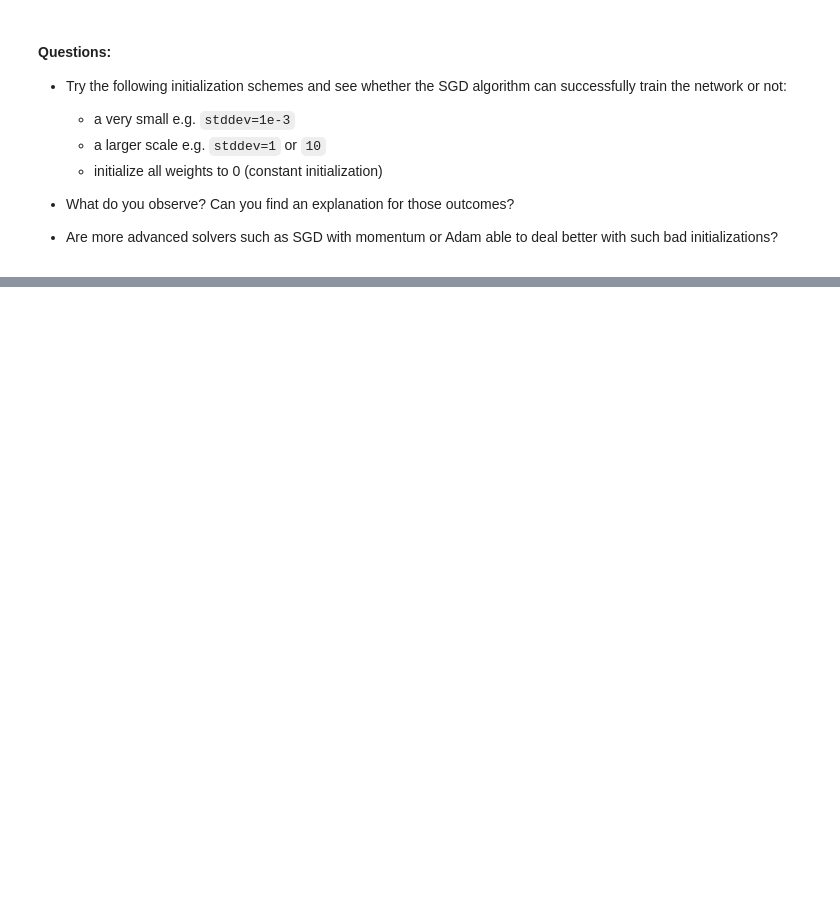
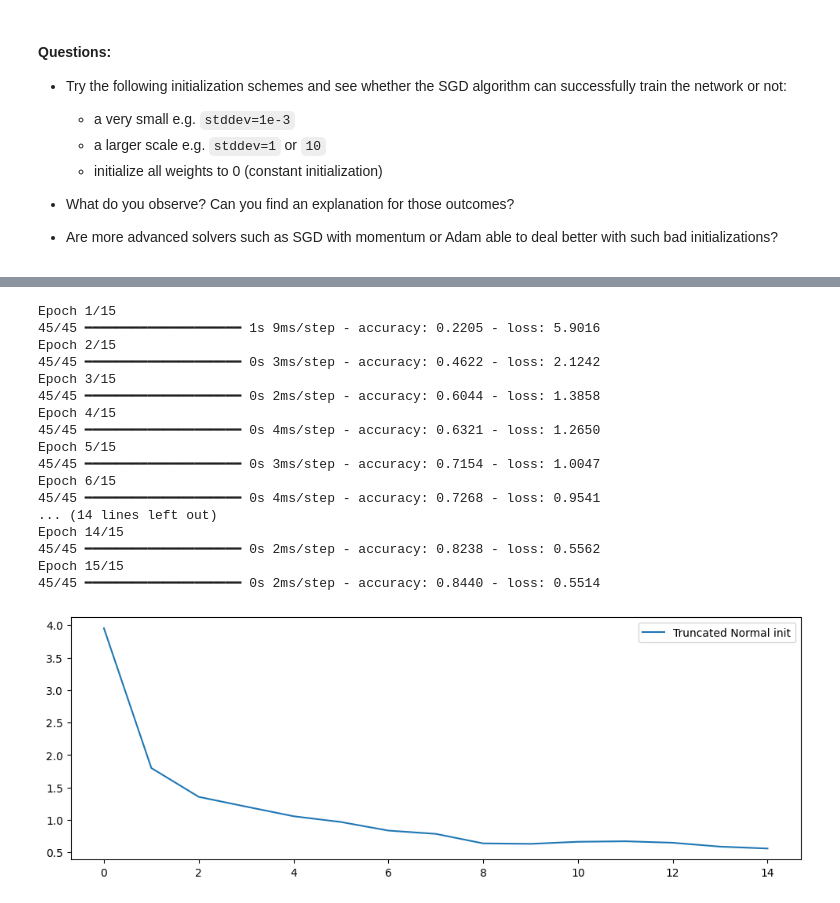
Before and after one commit to anneveremtchouk/deep_learning, a Jupyter notebook: 01_materials/labs/lab_1.ipynb, the cells around one changed output, grey strips where cells are left out. Saved outputs shown, nothing was run; the diff lists cells and outputs as text; code cells hidden in the pictures; blank space fills up the shorter version.

```diff
--- a/01_materials/labs/lab_1.ipynb
+++ b/01_materials/labs/lab_1.ipynb
@@ -404,0 +795,46 @@ model.layers[0].weights
+# %%
+# stddev = 1
+from tensorflow.keras import initializers
+from tensorflow.keras import optimizers
+
+input_dim = 64
+hidden_dim = 64
+output_dim = 10
+
+normal_init = initializers.TruncatedNormal(stddev=1, seed=42)
+
+model = Sequential()
+model.add(Dense(hidden_dim, input_dim=input_dim, activation="tanh",
+                kernel_initializer=normal_init))
+model.add(Dense(hidden_dim, activation="tanh",
+                kernel_initializer=normal_init))
+model.add(Dense(output_dim, activation="softmax",
+                kernel_initializer=normal_init))
+
+model.compile(optimizer=optimizers.SGD(learning_rate=0.1),
+              loss='categorical_crossentropy', metrics=['accuracy'])
+history = model.fit(X_train, y_train, epochs=15, batch_size=32)
+
+plt.figure(figsize=(12, 4))
+plt.plot(history.history['loss'], label="Truncated Normal init")
+plt.legend();
+# accuracy dies not reach 0.9.
+# %% [output]
+Epoch 1/15
+45/45 ━━━━━━━━━━━━━━━━━━━━ 1s 9ms/step - accuracy: 0.2205 - loss: 5.9016
+Epoch 2/15
+45/45 ━━━━━━━━━━━━━━━━━━━━ 0s 3ms/step - accuracy: 0.4622 - loss: 2.1242
+Epoch 3/15
+45/45 ━━━━━━━━━━━━━━━━━━━━ 0s 2ms/step - accuracy: 0.6044 - loss: 1.3858
+Epoch 4/15
+45/45 ━━━━━━━━━━━━━━━━━━━━ 0s 4ms/step - accuracy: 0.6321 - loss: 1.2650
+Epoch 5/15
+45/45 ━━━━━━━━━━━━━━━━━━━━ 0s 3ms/step - accuracy: 0.7154 - loss: 1.0047
+Epoch 6/15
+45/45 ━━━━━━━━━━━━━━━━━━━━ 0s 4ms/step - accuracy: 0.7268 - loss: 0.9541
+... (14 lines left out)
+Epoch 14/15
+45/45 ━━━━━━━━━━━━━━━━━━━━ 0s 2ms/step - accuracy: 0.8238 - loss: 0.5562
+Epoch 15/15
+45/45 ━━━━━━━━━━━━━━━━━━━━ 0s 2ms/step - accuracy: 0.8440 - loss: 0.5514
+[figure, added]
```
Also changed, not shown: parts of 34 cells of this notebook.
